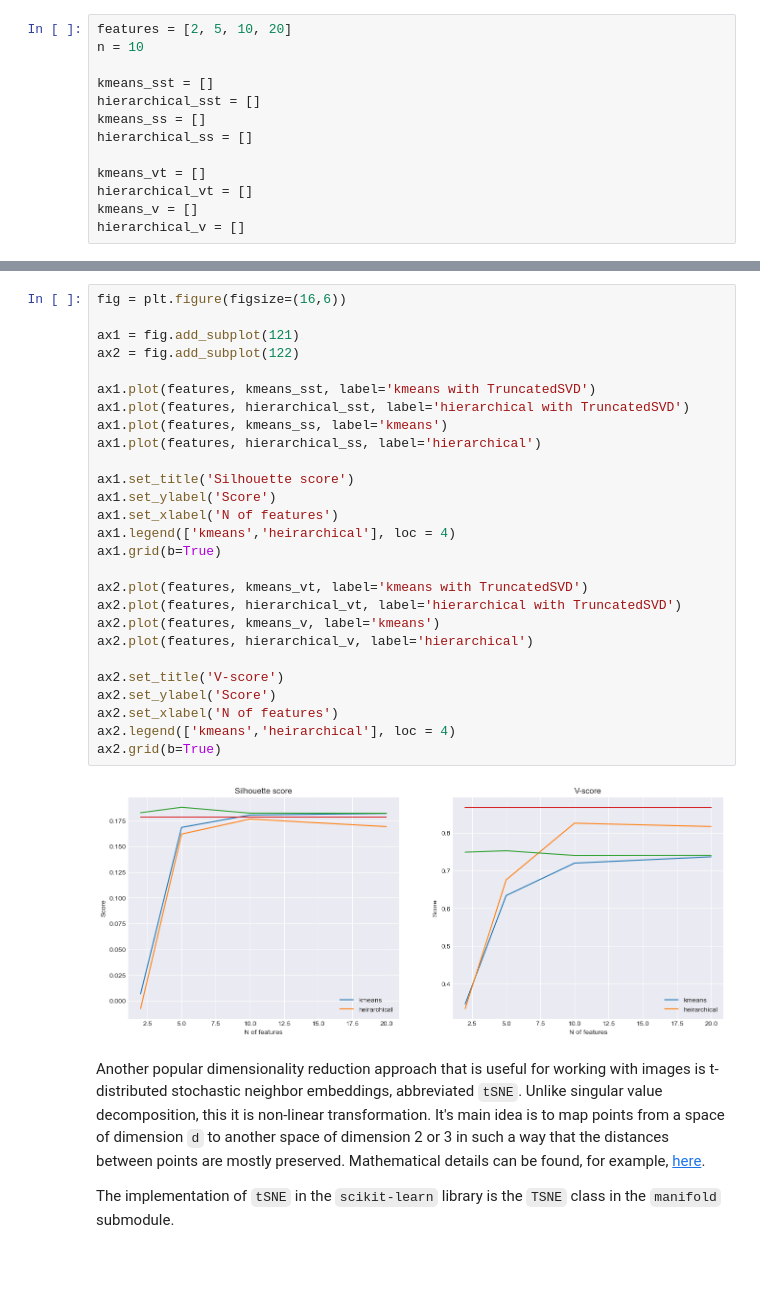
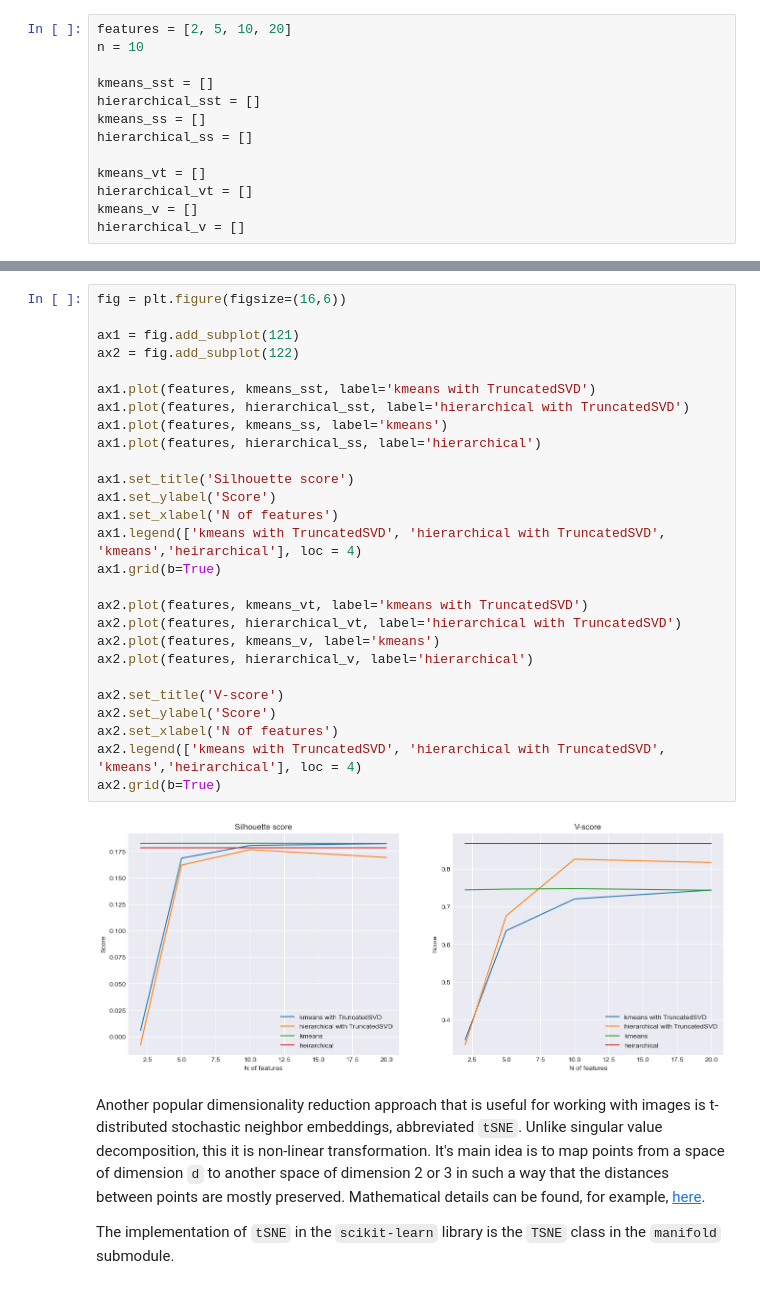
Before and after one commit to tshura/ml-intro-tasks-copy, a Jupyter notebook: 8_clustering/clustering.ipynb, the cells around one changed output, grey strips where cells are left out. Saved outputs shown, nothing was run; the diff lists cells and outputs as text.

```diff
--- a/8_clustering/clustering.ipynb
+++ b/8_clustering/clustering.ipynb
@@ -362,32 +370,32 @@ kmeans_sst
 # %%
 fig = plt.figure(figsize=(16,6))
 
 ax1 = fig.add_subplot(121)
 ax2 = fig.add_subplot(122)
 
 ax1.plot(features, kmeans_sst, label='kmeans with TruncatedSVD')
 ax1.plot(features, hierarchical_sst, label='hierarchical with TruncatedSVD')
 ax1.plot(features, kmeans_ss, label='kmeans')
 ax1.plot(features, hierarchical_ss, label='hierarchical')
 
 ax1.set_title('Silhouette score')
 ax1.set_ylabel('Score')
 ax1.set_xlabel('N of features')
-ax1.legend(['kmeans','heirarchical'], loc = 4)
+ax1.legend(['kmeans with TruncatedSVD', 'hierarchical with TruncatedSVD', 'kmeans','heirarchical'], loc = 4)
 ax1.grid(b=True)
 
 ax2.plot(features, kmeans_vt, label='kmeans with TruncatedSVD')
 ax2.plot(features, hierarchical_vt, label='hierarchical with TruncatedSVD')
 ax2.plot(features, kmeans_v, label='kmeans')
 ax2.plot(features, hierarchical_v, label='hierarchical')
 
 ax2.set_title('V-score')
 ax2.set_ylabel('Score')
 ax2.set_xlabel('N of features')
-ax2.legend(['kmeans','heirarchical'], loc = 4)
+ax2.legend(['kmeans with TruncatedSVD', 'hierarchical with TruncatedSVD', 'kmeans','heirarchical'], loc = 4)
 ax2.grid(b=True)
 # %% [output]
-[figure, old version]
+[figure, new version]
 # %% [markdown]
 Another popular dimensionality reduction approach that is useful for working with images is t-distributed stochastic neighbor embeddings, abbreviated `tSNE`. Unlike singular value decomposition, this it is non-linear transformation. It's main idea is to map points from a space of dimension `d` to another space of dimension 2 or 3 in such a way that the distances between points are mostly preserved. Mathematical details can be found, for example, [here](https://en.wikipedia.org/wiki/T-distributed_stochastic_neighbor_embedding).
 
```
Also changed, not shown: parts of 18 cells of this notebook.
